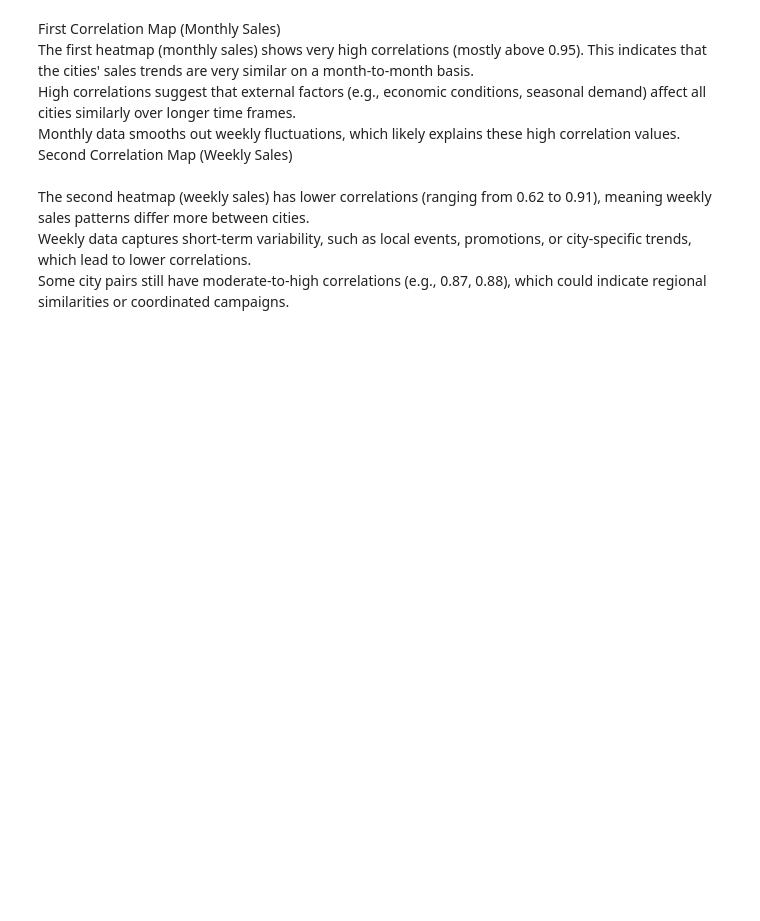
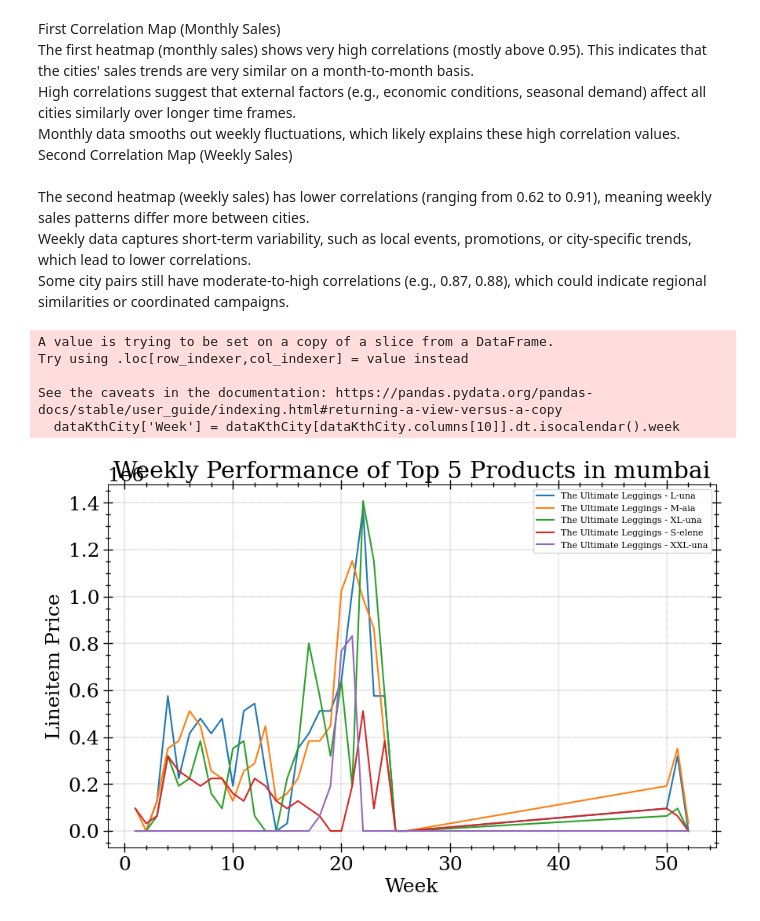
Before and after one commit to Heisenberg-2207/DA5401, a Jupyter notebook: Saas challenege/eda.ipynb, the cells around one changed output. Drawn from its saved outputs; the diff is of its cells as text; code cells hidden in the pictures; blank space fills up the shorter version.

```diff
--- a/Saas challenege/eda.ipynb
+++ b/Saas challenege/eda.ipynb
@@ -222,3 +263,41 @@ Second Correlation Map (Weekly Sales)
 The second heatmap (weekly sales) has lower correlations (ranging from 0.62 to 0.91), meaning weekly sales patterns differ more between cities.<br>
 Weekly data captures short-term variability, such as local events, promotions, or city-specific trends, which lead to lower correlations.<br>
 Some city pairs still have moderate-to-high correlations (e.g., 0.87, 0.88), which could indicate regional similarities or coordinated campaigns.
+# %%
+topKproducts = 5
+topKcities = city[sortedcnts[:k]]
+weeklyPerformance = {}
+
+for ithcity in topKcities:
+    dataKthCity = data[cities == ithcity]
+
+    # Weekly sales for each product
+    dataKthCity['Week'] = dataKthCity[dataKthCity.columns[10]].dt.isocalendar().week
+    weeklyProductSales = dataKthCity.groupby(['Week', 'Product'])['Lineitem price'].sum().unstack(fill_value=0)
+
+    # Keep only the topK products
+    prod, count = np.unique(dataKthCity['Product'], return_counts=True)
+    sortedcounts = np.argsort(count)[::-1]
+    topProducts = prod[sortedcounts[:topKproducts]]
+    weeklyProductSalesTop = weeklyProductSales[topProducts]
+
+    # Add to dictionary for further analysis
+    weeklyPerformance[ithcity] = weeklyProductSalesTop
+
+    # Plot weekly performance for each top product
+    plt.figure(figsize=(10, 6))
+    plt.title(f"Weekly Performance of Top {topKproducts} Products in {ithcity}")
+    for product in topProducts:
+        if product in weeklyProductSalesTop.columns:
+            plt.plot(weeklyProductSalesTop.index, weeklyProductSalesTop[product], label=product)
+    plt.xlabel("Week")
+    plt.ylabel("Lineitem Price")
+    plt.legend(fontsize=8)
+    plt.show()
+# %% [output]
+A value is trying to be set on a copy of a slice from a DataFrame.
+Try using .loc[row_indexer,col_indexer] = value instead
+
+See the caveats in the documentation: https://pandas.pydata.org/pandas-docs/stable/user_guide/indexing.html#returning-a-view-versus-a-copy
+  dataKthCity['Week'] = dataKthCity[dataKthCity.columns[10]].dt.isocalendar().week
+[figure, added]
```
Also changed, not shown: parts of 1 cell of this notebook.
